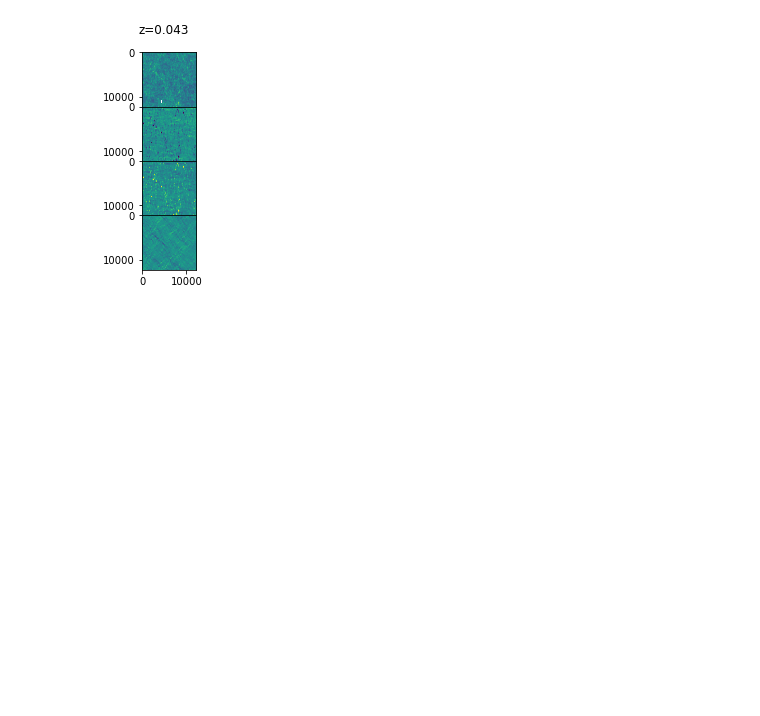
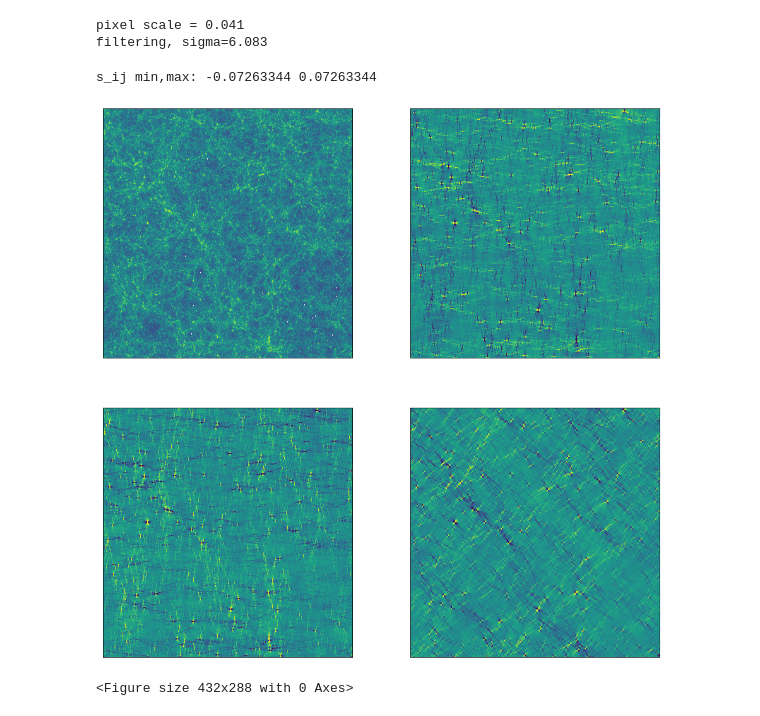
Before and after one commit to LSSTDESC/Tidalator, a Jupyter notebook: 2D/tools/Tidalator_2D.ipynb, the cells around one changed output. Drawn from its saved outputs; the diff is of its cells as text; code cells hidden in the pictures; blank space fills up the shorter version.

Commit message:
Improved the documentation in the notebook, make figures nicer.

```diff
--- a/2D/tools/Tidalator_2D.ipynb
+++ b/2D/tools/Tidalator_2D.ipynb
@@ -29,13 +20,16 @@ np.max(np.log(den_map))
 # %%
-# Adapted from Simon Samuroff's 3D-version on github
+# Adapted from Simon Samuroff's public 3D-version on github, with his permission.
+# Box side is 505 Mpc/h
+# Pixel scale is 505 Mpc/h / 12288 pixels on the side = 0.041097 Mpc/h
+# Smoothing size to be specified in Mpc/h, and set to True or False
 
-def compute_tidal_tensor(dens, smoothing=0.25, pixel_size=0.1953,box=505):
+def compute_tidal_tensor(dens, smoothing=0.25, pixel_size=0.041097,box=505):
     """
     Computes the projected tidal tensor given a 2D density field
     Pixel size and smoothing scale in h^{-1} Mpc
     """
     nx = dens.shape[0]
-    dfilter = False
+    dfilter = True
 
     norm = nx * nx
 
@@ -53,14 +47,16 @@ def compute_tidal_tensor(dens, smoothing=0.25, pixel_size=0.1953,box=505):
         print('not filtering')
         G = dens + 1
 
-    fft_dens = npf.fftn(G) / norm # 3D (512 x 512 x 512) grid ; each cell is a k mode
-    #import pdb ; pdb.set_trace()
+    fft_dens = npf.fftn(G) / norm # 2D (512 x 512) grid ; each cell is a k mode
+
+    # Compute the elements of the tensor:
+    # Could accelerate this, since it is symmetric under i <-> j
+    # That means that we could skip the calculation of the [0,1] elements
+    # and copy instead the results from the [1,0] elements
     for i in range(2):
         for j in range(2):
 
             # k[i], k[j] are 2D matrices, as is k
-            #fft_dens = np.sqrt(fft_dens.real**2)
-
             temp = fft_dens * k[i]*k[j]/(k[0]**2 + k[1]**2)
 
             # subtract off the trace...
@@ -72,5 +68,4 @@ def compute_tidal_tensor(dens, smoothing=0.25, pixel_size=0.1953,box=505):
             tidal_tensor[:,:,i,j] = npf.ifftn(temp).real * norm /nx
 
 
-
     return tidal_tensor
@@ -98,18 +72,52 @@ np.max(s[:,:,:,:])
+# %%
+# Launch the tidalator_2D, assign to variable "s"
+s = compute_tidal_tensor(den_map)
+# %% [output]
+pixel scale = 0.041
+filtering, sigma=6.083
+# %%
+print("s_ij min,max:", np.min(s[:,:,:,:]), np.max(s[:,:,:,:]))
+# %% [output]
+s_ij min,max: -0.07263344 0.07263344
 # %%
 
-fig = plt.figure()
-gs = fig.add_gridspec(4, hspace=0)
-axs = gs.subplots(sharex=True, sharey=True)
-fig.suptitle('z=0.043')
-axs[0].imshow(np.log(den_map),vmin=2, vmax=7)
-axs[1].imshow(s[:,:,0,0],vmin=-0.01, vmax=0.01)
-axs[2].imshow(s[:,:,1,1],vmin=-0.01, vmax=0.01)
-axs[3].imshow(s[:,:,1,0],vmin=-0.01, vmax=0.01)
+fig11 = plt.figure(figsize=(16, 16), constrained_layout=False)
 
-# Hide x labels and tick labels for all but bottom plot.
-for ax in axs:
-    ax.label_outer()
+# gridspec inside gridspec
+outer_grid = fig11.add_gridspec(3, 2, wspace=0.0, hspace=0.0)
 
-plt.savefig("../Plots/0.043tidal.pdf")
+ax = fig11.add_subplot(2,2,1)
+ax.imshow(np.log(den_map),vmin=2, vmax=7)
+ax.set_xticks([])
+ax.set_yticks([])
+fig11.add_subplot(ax)
+
+ax = fig11.add_subplot(2,2,2)
+ax.imshow(s[:,:,0,0],vmin=-0.01, vmax=0.01)
+ax.set_xticks([])
+ax.set_yticks([])
+fig11.add_subplot(ax)
+
+ax = fig11.add_subplot(2,2,3)
+ax.imshow(s[:,:,1,1],vmin=-0.01, vmax=0.01)
+ax.set_xticks([])
+ax.set_yticks([])
+fig11.add_subplot(ax)
+
+
+ax = fig11.add_subplot(2,2,4)
+ax.imshow(s[:,:,1,0],vmin=-0.01, vmax=0.01)
+ax.set_xticks([])
+ax.set_yticks([])
+fig11.add_subplot(ax)
+
+
+
+#all_axes = fig11.get_axes()
+plt.show()
+
+#plt.savefig("../Plots/0.043tidal.pdf")
+plt.savefig("../Plots/0.043tidal_smoothing.pdf")
 # %% [output]
-[figure, old version]
+[figure, new version]
+<Figure size 432x288 with 0 Axes>
```
Also changed, not shown: parts of 8 cells of this notebook.
